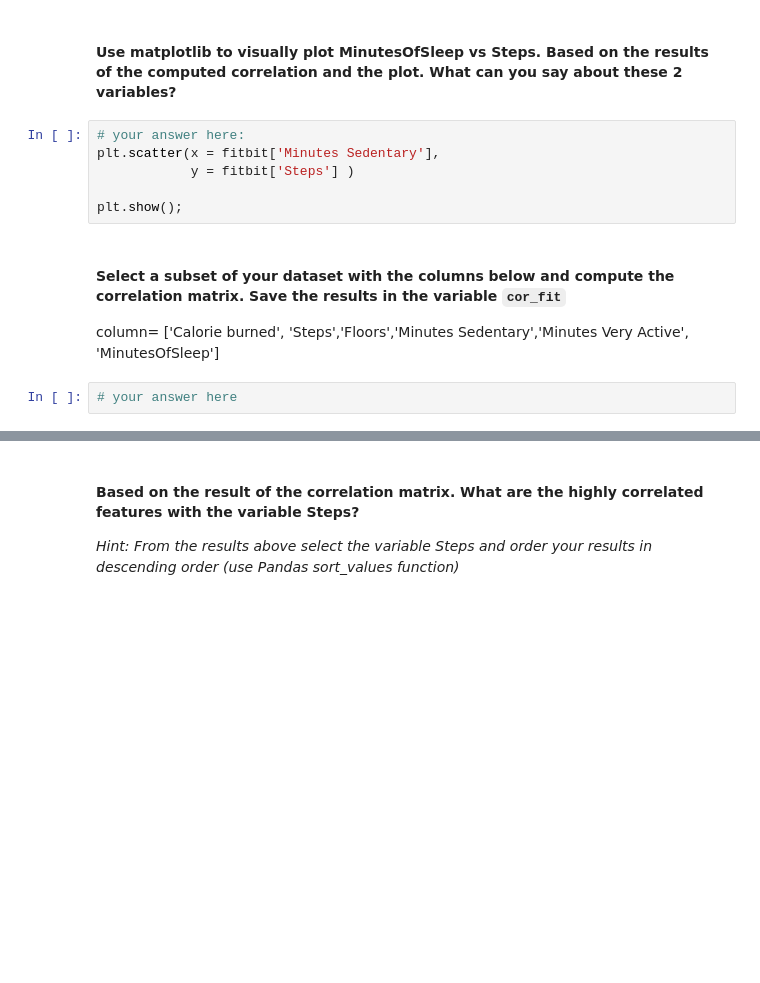
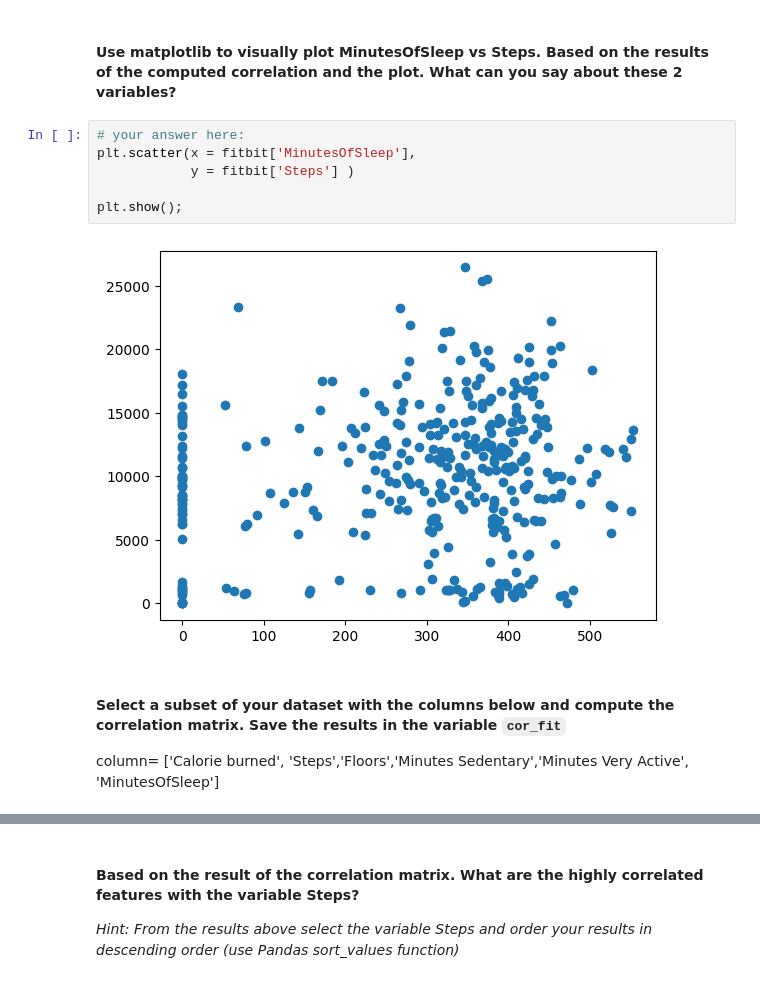
Before and after one commit to Ironhack-Data-Madrid-Octubre-2023/5.1-lab_pivot_table_and_correlation, a Jupyter notebook: your_code/main.ipynb, the cells around one changed output, grey strips where cells are left out. Drawn from its saved outputs; the diff is of its cells as text; blank space fills up the shorter version.

```diff
--- a/your_code/main.ipynb
+++ b/your_code/main.ipynb
@@ -277,12 +278,12 @@ fitbit['MinutesOfSleep'].corr(fitbit['Steps'])
 #### Use matplotlib to visually plot MinutesOfSleep vs Steps. Based on the results of the computed correlation and the plot. What can you say about these 2 variables?
 # %%
 # your answer here:
-plt.scatter(x = fitbit['Minutes Sedentary'],
+plt.scatter(x = fitbit['MinutesOfSleep'],
             y = fitbit['Steps'] )
 
 plt.show();
+# %% [output]
+[figure, added]
 # %% [markdown]
 #### Select a subset of your dataset with the columns below and compute the correlation matrix. Save the results in the variable `cor_fit`
 column= ['Calorie burned', 'Steps','Floors','Minutes Sedentary','Minutes Very Active', 'MinutesOfSleep']
-# %%
-# your answer here
```
Also changed, not shown: parts of 17 cells of this notebook.
